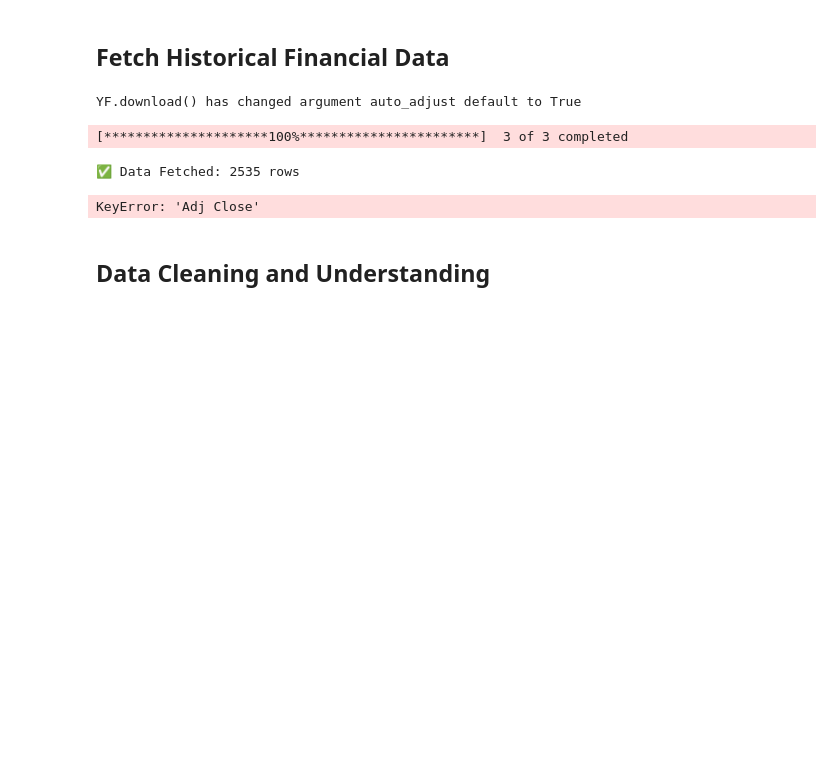
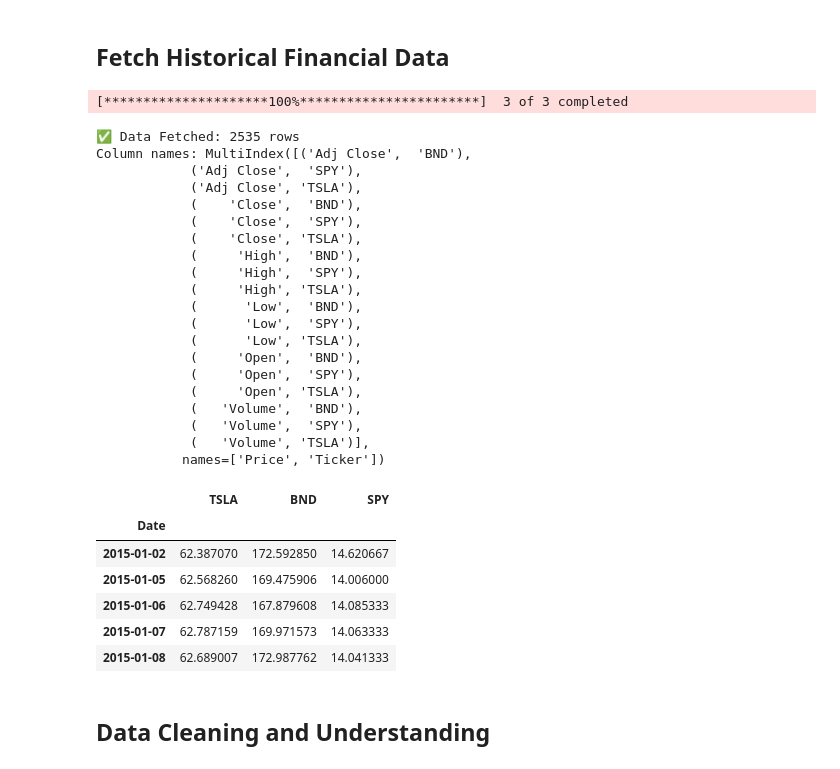
Before and after one commit to beckhamberhanu/TimeSeries-Portfolio-Optimization, a Jupyter notebook: notebooks/01_data_exploration.ipynb, the cells around one changed output. Cells and saved outputs as stored; diff of their text form; code cells hidden in the pictures; blank space fills up the shorter version.

```diff
--- a/notebooks/01_data_exploration.ipynb
+++ b/notebooks/01_data_exploration.ipynb
@@ -20,26 +21,52 @@ sns.set(style='whitegrid')
 # %%
 # Define tickers and date range
 tickers = ["TSLA", "BND", "SPY"]
 start_date = "2015-01-01"
 end_date = "2025-01-31"
 
-# Fetch data using yfinance
-data = yf.download(tickers, start=start_date, end=end_date)
+# Fetch data using yfinance with explicit parameters
+data = yf.download(tickers, start=start_date, end=end_date, auto_adjust=False)
 print(f"✅ Data Fetched: {data.shape[0]} rows")
+print("Column names:", data.columns)
 
 # Extract Adjusted Close prices
 adj_close = data['Adj Close']
+adj_close.columns = tickers  # Simplify column names
 
 # Save raw data
-adj_close.to_csv('data/raw/adj_close.csv')
+adj_close.to_csv('../data/raw/adj_close.csv')
 
 # Display first few rows
 adj_close.head()
 # %% [output]
-YF.download() has changed argument auto_adjust default to True
+[*********************100%***********************]  3 of 3 completed
-[*********************100%***********************]  3 of 3 completed
+✅ Data Fetched: 2535 rows
+Column names: MultiIndex([('Adj Close',  'BND'),
+            ('Adj Close',  'SPY'),
+            ('Adj Close', 'TSLA'),
+            (    'Close',  'BND'),
+            (    'Close',  'SPY'),
+            (    'Close', 'TSLA'),
+            (     'High',  'BND'),
+            (     'High',  'SPY'),
+            (     'High', 'TSLA'),
+            (      'Low',  'BND'),
+            (      'Low',  'SPY'),
+            (      'Low', 'TSLA'),
+            (     'Open',  'BND'),
+            (     'Open',  'SPY'),
+            (     'Open', 'TSLA'),
+            (   'Volume',  'BND'),
+            (   'Volume',  'SPY'),
+            (   'Volume', 'TSLA')],
+           names=['Price', 'Ticker'])
-✅ Data Fetched: 2535 rows
-KeyError: 'Adj Close'
+|  | TSLA | BND | SPY |
+| Date |  |  |  |
+| 2015-01-02 | 62.387070 | 172.592850 | 14.620667 |
+| 2015-01-05 | 62.568260 | 169.475906 | 14.006000 |
+| 2015-01-06 | 62.749428 | 167.879608 | 14.085333 |
+| 2015-01-07 | 62.787159 | 169.971573 | 14.063333 |
+| 2015-01-08 | 62.689007 | 172.987762 | 14.041333 |
 # %% [markdown]
 
 ## Data Cleaning and Understanding
```
Also changed, not shown: parts of 16 cells of this notebook.
